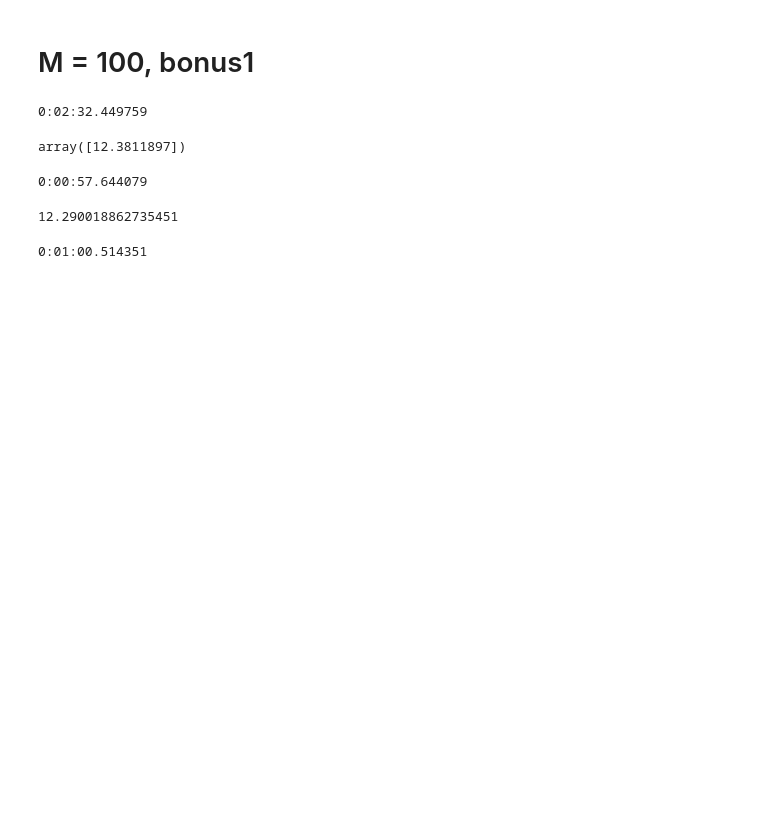
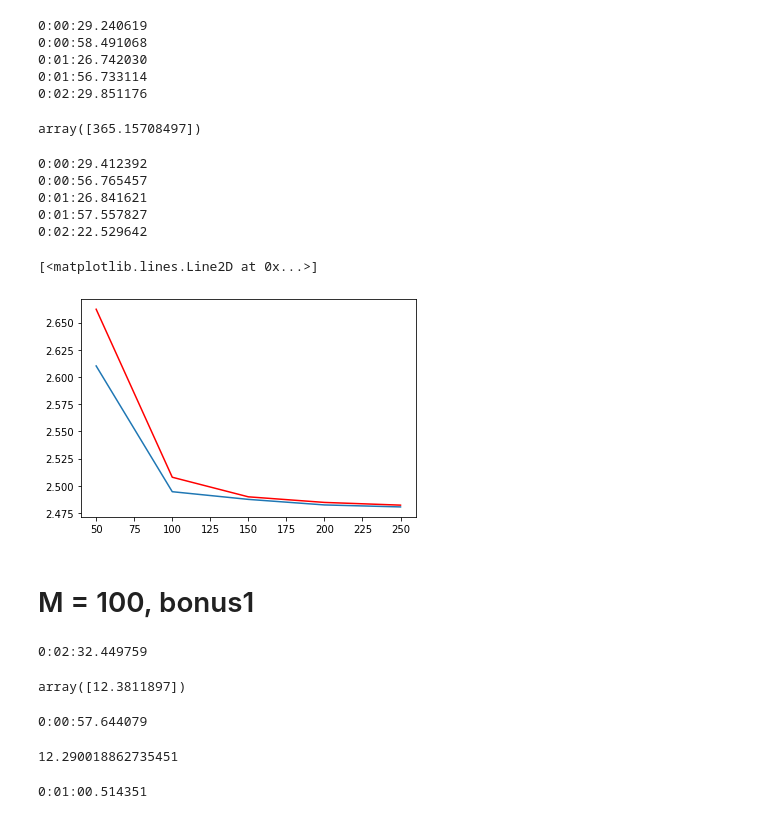
Before and after one commit to jian5753/financialComputation_2020spring, a Jupyter notebook: Untitled.ipynb, the cells around one changed output. Saved outputs shown, nothing was run; the diff lists cells and outputs as text; code cells hidden in the pictures; blank space fills up the shorter version.

```diff
--- a/Untitled.ipynb
+++ b/Untitled.ipynb
@@ -61,0 +166,42 @@ test2.tree[0][0].ValueLst[0]
+# %%
+timeConsumed_new = []
+priceLst_new = []
+# %%
+for M in MLst[:]:
+    t0 = datetime.now()
+    test2 = HW5.asianOptionBiTree(St, K, r, q, sigma, t, T, initAvg, 100, M)
+    test2.grow(True)
+    test2.backwardInduction(True, 'LI')
+    t1 = datetime.now()
+    priceLst_new.append(test2.tree[0][0].ValueLst[0])
+    timeConsumed_new.append(t1 - t0)
+    print(t1 - t0)
+# %% [output]
+0:00:29.240619
+0:00:58.491068
+0:01:26.742030
+0:01:56.733114
+0:02:29.851176
+# %%
+test2.tree[100][0].AvgLst
+# %% [output]
+array([365.15708497])
+# %%
+timeConsumed = []
+priceLst = []
+# %%
+for M in MLst[:]:
+    t0 = datetime.now()
+    test2 = HW5.asianOptionBiTree(St, K, r, q, sigma, t, T, initAvg, 100, M)
+    test2.grow(False)
+    test2.backwardInduction(True, 'LI')
+    t1 = datetime.now()
+    priceLst.append(test2.tree[0][0].ValueLst[0])
+    timeConsumed.append(t1 - t0)
+    print(t1 - t0)
+# %% [output]
+0:00:29.412392
+0:00:56.765457
+0:01:26.841621
+0:01:57.557827
+0:02:22.529642
@@ -62,3 +210,9 @@ test2.tree[0][0].ValueLst[0]
+# %%
+plt.plot(list(range(50, 251, 50)), priceLst_new)
+plt.plot(list(range(50, 251, 50)), priceLst, color = 'r')
+# %% [output]
+[<matplotlib.lines.Line2D at 0x...>]
+[figure, added]
 # %% [markdown]
 # M = 100, bonus1
 # %%
```
Also changed, not shown: parts of 31 cells of this notebook, 5 other files.
